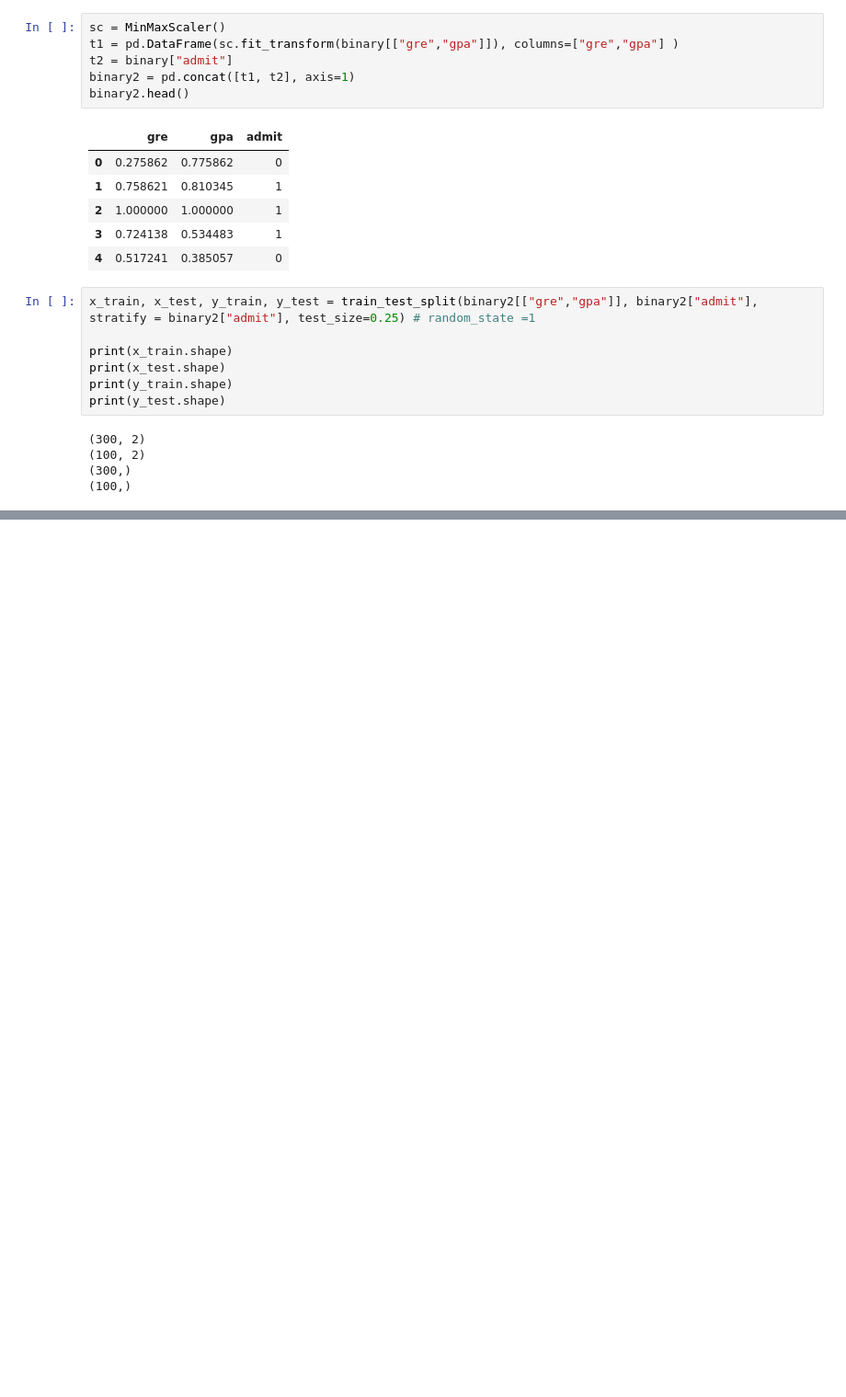
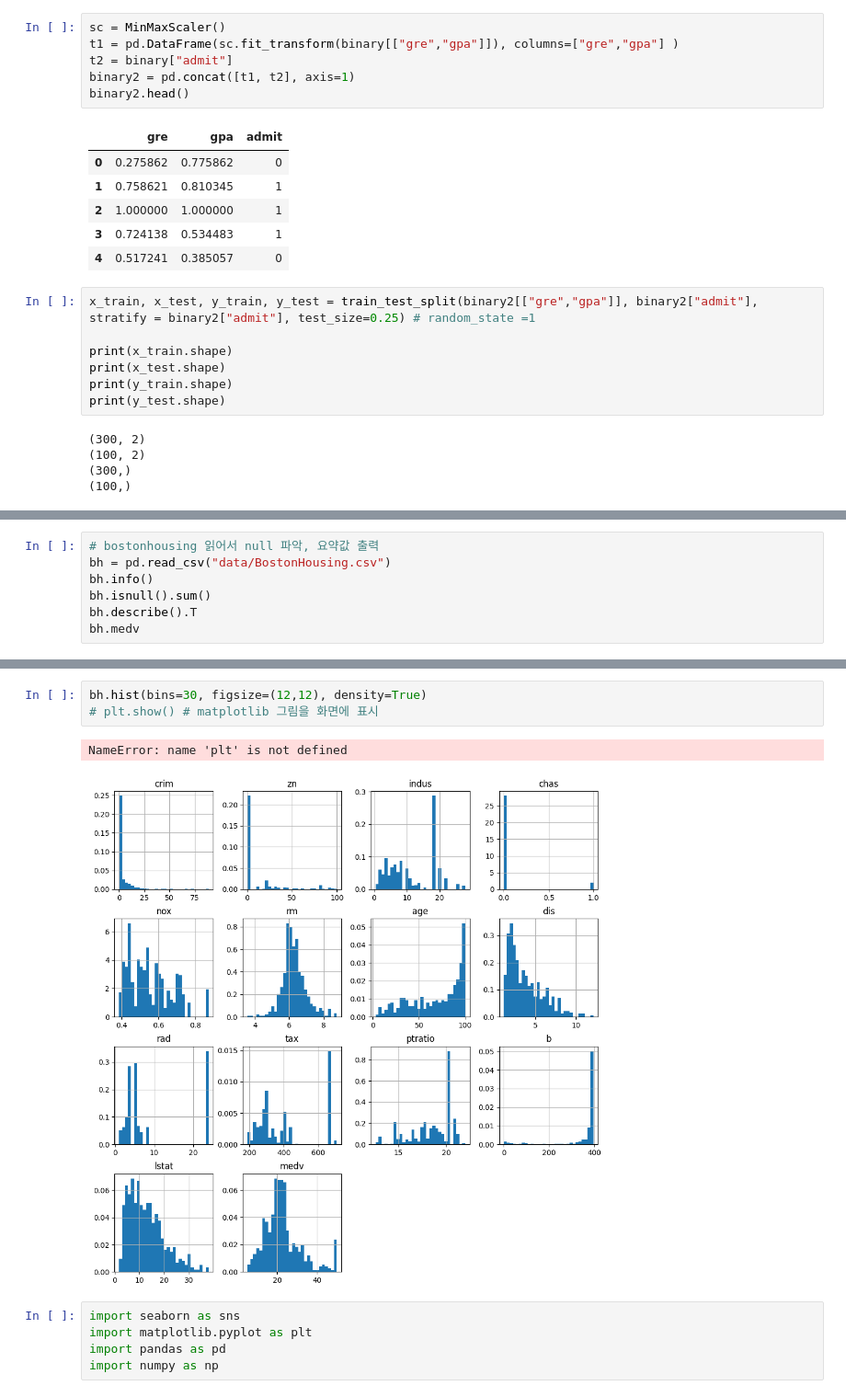
Before and after one commit to rackhyun/2023_data_translator, a Jupyter notebook: SC1_2023-main/2회차/practice2.ipynb, the cells around one changed output, grey strips where cells are left out. Shown: that part at 92% size. Cells and saved outputs as stored; diff of their text form; blank space fills up the shorter version.

```diff
--- a/SC1_2023-main/2회차/practice2.ipynb
+++ b/SC1_2023-main/2회차/practice2.ipynb
@@ -303,0 +426,7 @@ print(y_test.shape)
+# %%
+# bostonhousing 읽어서 null 파악, 요약값 출력
+bh = pd.read_csv("data/BostonHousing.csv")
+bh.info()
+bh.isnull().sum()
+bh.describe().T
+bh.medv
@@ -303,0 +463,11 @@ print(y_test.shape)
+# %%
+bh.hist(bins=30, figsize=(12,12), density=True)
+# plt.show() # matplotlib 그림을 화면에 표시
+# %% [output]
+NameError: name 'plt' is not defined
+[figure, added]
+# %%
+import seaborn as sns
+import matplotlib.pyplot as plt
+import pandas as pd
+import numpy as np
```
Also changed, not shown: parts of 27 cells of this notebook, 2 other files.
